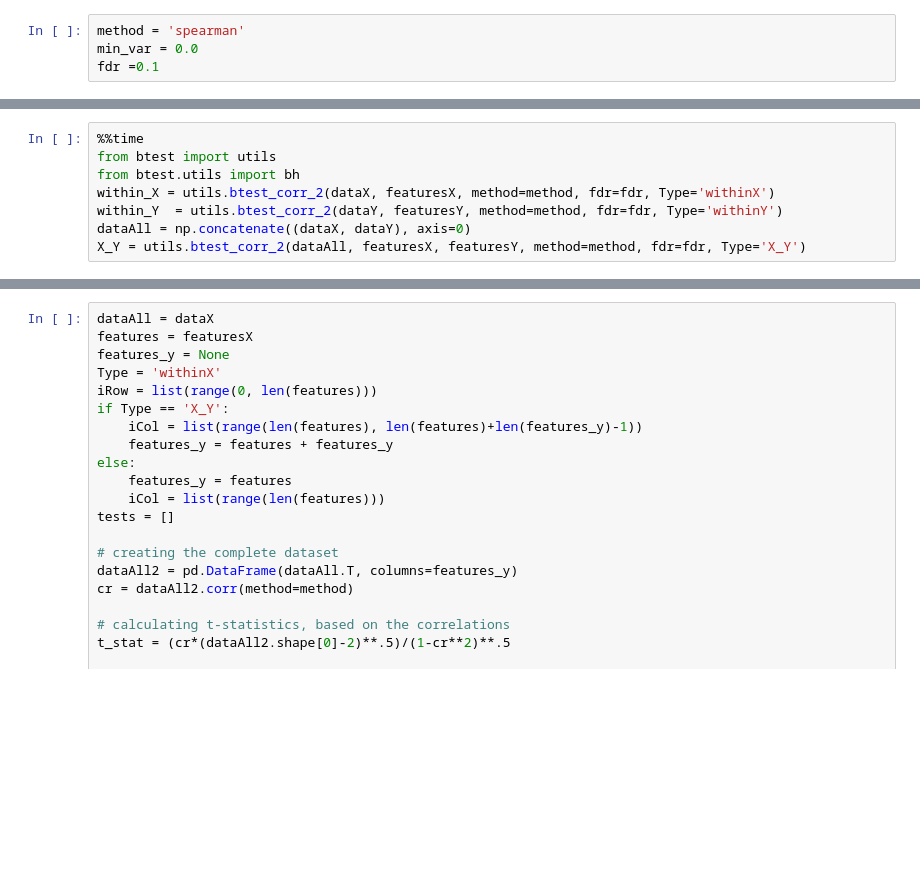
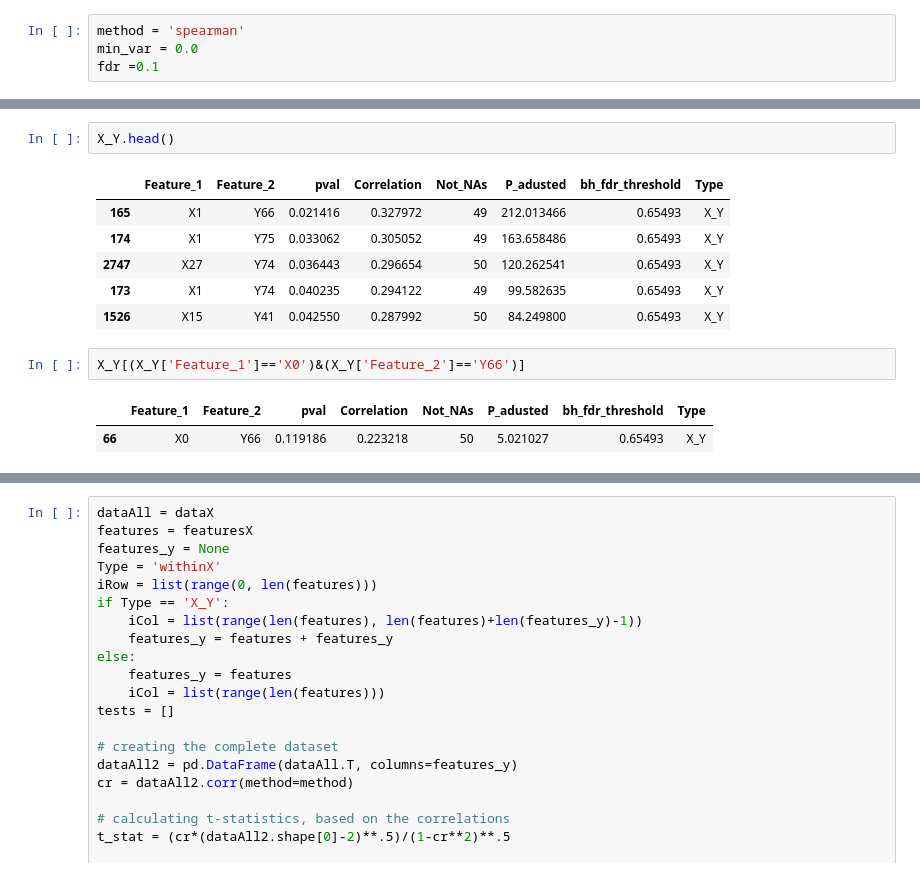
Before and after one commit to omicsEye/btest, a Jupyter notebook: notebooks/btest.ipynb, the cells around one changed output, grey strips where cells are left out. Drawn from its saved outputs; the diff is of its cells as text; blank space fills up the shorter version.

```diff
--- a/notebooks/btest.ipynb
+++ b/notebooks/btest.ipynb
@@ -40,8 +42,0 @@ Wall time: 10.4 s
-# %%
-%%time
-from btest import utils
-from btest.utils import bh
-within_X = utils.btest_corr_2(dataX, featuresX, method=method, fdr=fdr, Type='withinX')
-within_Y  = utils.btest_corr_2(dataY, featuresY, method=method, fdr=fdr, Type='withinY')
-dataAll = np.concatenate((dataX, dataY), axis=0)
-X_Y = utils.btest_corr_2(dataAll, featuresX, featuresY, method=method, fdr=fdr, Type='X_Y')
@@ -50,0 +43,14 @@ Wall time: 2.07 s
+# %%
+X_Y.head()
+# %% [output]
+|  | Feature_1 | Feature_2 | pval | Correlation | Not_NAs | P_adusted | bh_fdr_threshold | Type |
+| 165 | X1 | Y66 | 0.021416 | 0.327972 | 49 | 212.013466 | 0.65493 | X_Y |
+| 174 | X1 | Y75 | 0.033062 | 0.305052 | 49 | 163.658486 | 0.65493 | X_Y |
+| 2747 | X27 | Y74 | 0.036443 | 0.296654 | 50 | 120.262541 | 0.65493 | X_Y |
+| 173 | X1 | Y74 | 0.040235 | 0.294122 | 49 | 99.582635 | 0.65493 | X_Y |
+| 1526 | X15 | Y41 | 0.042550 | 0.287992 | 50 | 84.249800 | 0.65493 | X_Y |
+# %%
+X_Y[(X_Y['Feature_1']=='X0')&(X_Y['Feature_2']=='Y66')]
+# %% [output]
+|  | Feature_1 | Feature_2 | pval | Correlation | Not_NAs | P_adusted | bh_fdr_threshold | Type |
+| 66 | X0 | Y66 | 0.119186 | 0.223218 | 50 | 5.021027 | 0.65493 | X_Y |
```
Also changed, not shown: parts of 7 cells of this notebook, 1 other file.
